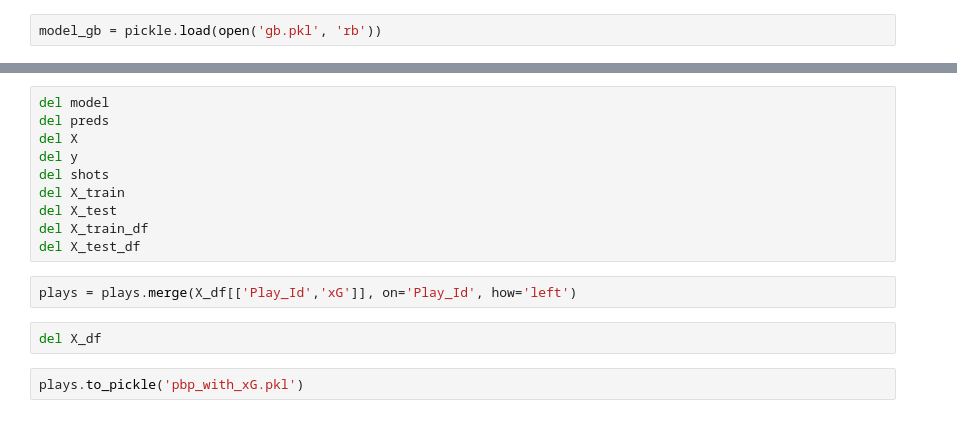
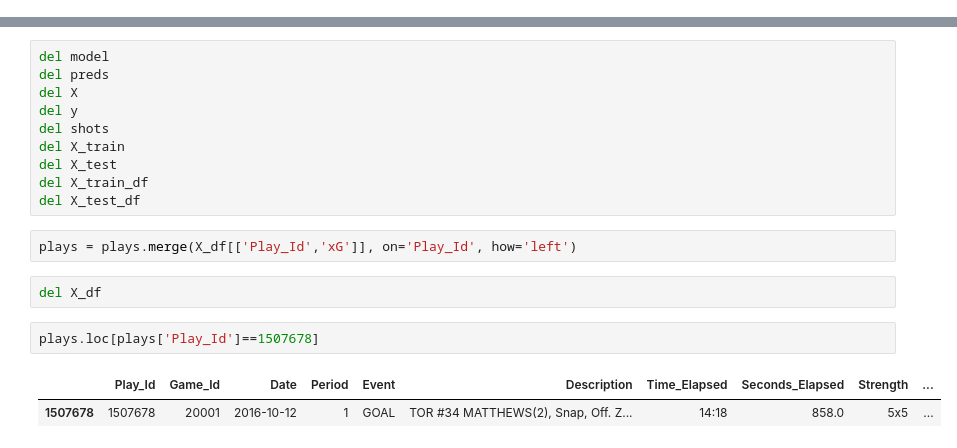
Before and after one commit to ceb263/nhl, a Jupyter notebook: xG.ipynb, the cells around one changed output, grey strips where cells are left out. Saved outputs shown, nothing was run; the diff lists cells and outputs as text.

```diff
--- a/xG.ipynb
+++ b/xG.ipynb
@@ -310,7 +315,5 @@ gb_features.sort_values(by='importance', ascending=False)
 # %%
 pickle.dump(model_gb, open('gb.pkl', 'wb'))
-# %%
-model_gb = pickle.load(open('gb.pkl', 'rb'))
 # %%
 preds_gb = model_gb.predict_proba(X_train)[:,1]
 print ('LogLoss score: {}'.format(str(log_loss(y_train, preds_gb))))
@@ -637,5 +640,8 @@ del X_test_df
 plays = plays.merge(X_df[['Play_Id','xG']], on='Play_Id', how='left')
 # %%
 del X_df
-# %%
-plays.to_pickle('pbp_with_xG.pkl')
+# %%
+plays.loc[plays['Play_Id']==1507678]
+# %% [output]
+|  | Play_Id | Game_Id | Date | Period | Event | Description | Time_Elapsed | Seconds_Elapsed | Strength | ... |
+| 1507678 | 1507678 | 20001 | 2016-10-12 | 1 | GOAL | TOR #34 MATTHEWS(2), Snap, Off. Z... | 14:18 | 858.0 | 5x5 | ... |
```
Also changed, not shown: parts of 10 cells of this notebook.
